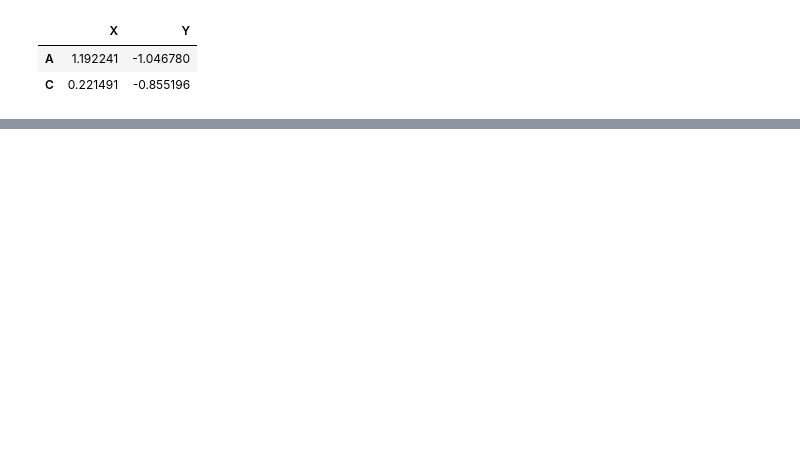
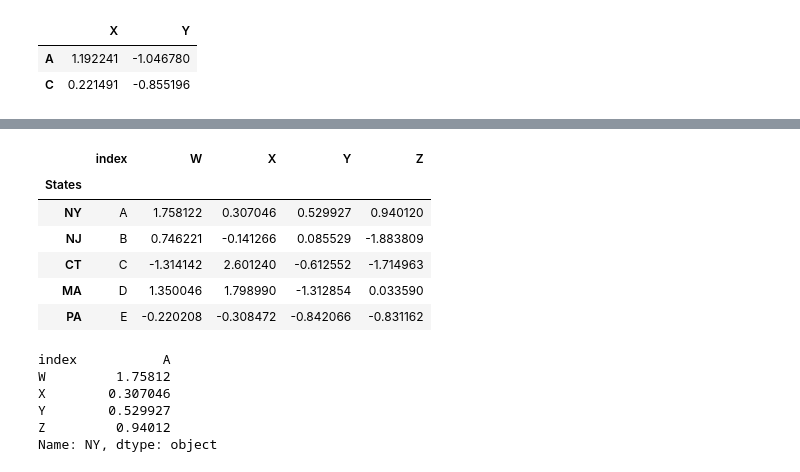
Before and after one commit to micksterct/flask-play-1, a Jupyter notebook: notebooks/pandas-play.ipynb, the cells around one changed output, grey strips where cells are left out. Saved outputs shown, nothing was run; the diff lists cells and outputs as text; code cells hidden in the pictures; blank space fills up the shorter version.

```diff
--- a/notebooks/pandas-play.ipynb
+++ b/notebooks/pandas-play.ipynb
@@ -231,0 +423,21 @@ df1.iloc[[0,2],[1,2]]
+# %%
+df1.set_index('States',inplace=True)
+# %%
+df1
+# %% [output]
+|  | index | W | X | Y | Z |
+| States |  |  |  |  |  |
+| NY | A | 1.758122 | 0.307046 | 0.529927 | 0.940120 |
+| NJ | B | 0.746221 | -0.141266 | 0.085529 | -1.883809 |
+| CT | C | -1.314142 | 2.601240 | -0.612552 | -1.714963 |
+| MA | D | 1.350046 | 1.798990 | -1.312854 | 0.033590 |
+| PA | E | -0.220208 | -0.308472 | -0.842066 | -0.831162 |
+# %%
+df1.loc['NY']
+# %% [output]
+index           A
+W         1.75812
+X        0.307046
+Y        0.529927
+Z         0.94012
+Name: NY, dtype: object
```
Also changed, not shown: parts of 34 cells of this notebook, 2 other files.
